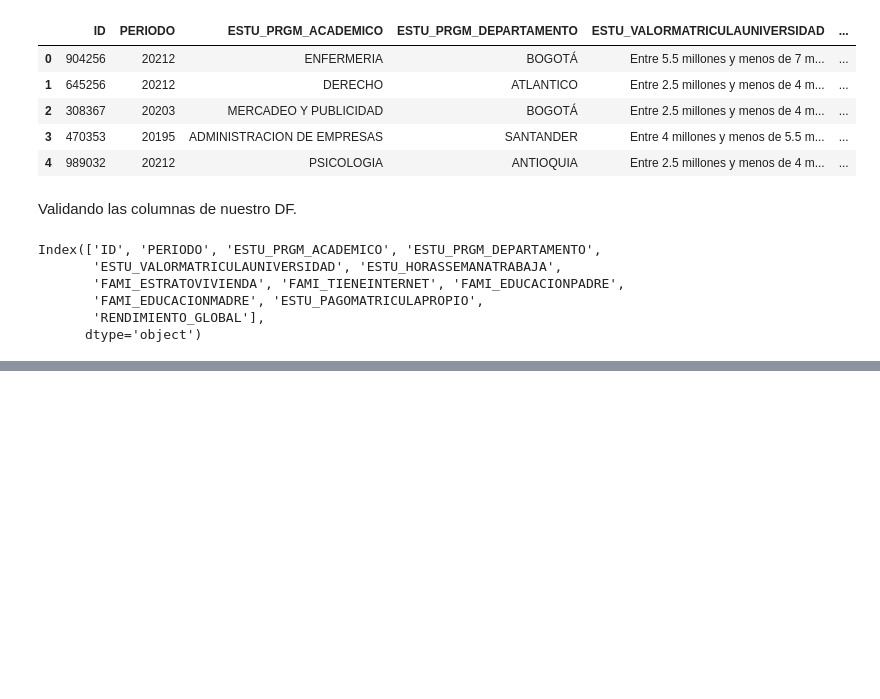
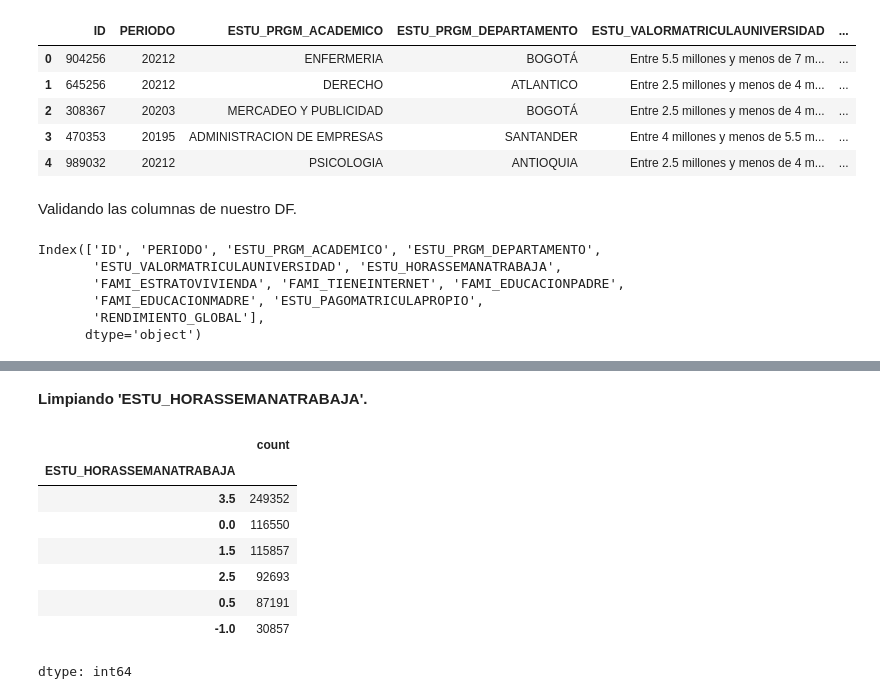
Before and after one commit to weimarquintero/UDEA-ai4eng-20242, a Jupyter notebook: 02 - preprocesado.ipynb, the cells around one changed output, grey strips where cells are left out. Saved outputs shown, nothing was run; the diff lists cells and outputs as text; code cells hidden in the pictures; blank space fills up the shorter version.

```diff
--- a/02 - preprocesado.ipynb
+++ b/02 - preprocesado.ipynb
@@ -85,0 +113,22 @@ dtype: int64
+# %% [markdown]
+**Limpiando 'ESTU_HORASSEMANATRABAJA'.**
+# %%
+cmap = {'Entre 11 y 20 horas': 1.5,
+ 'Entre 21 y 30 horas': 2.5,
+ 'Menos de 10 horas': .5,
+ 'Más de 30 horas': 3.5,
+ '0': 0,
+ 'no info': -1}
+
+df_train.ESTU_HORASSEMANATRABAJA = np.r_[[cmap[i] for i in df_train.ESTU_HORASSEMANATRABAJA]]
+df_train.ESTU_HORASSEMANATRABAJA.value_counts()
+# %% [output]
+|  | count |
+| ESTU_HORASSEMANATRABAJA |  |
+| 3.5 | 249352 |
+| 0.0 | 116550 |
+| 1.5 | 115857 |
+| 2.5 | 92693 |
+| 0.5 | 87191 |
+| -1.0 | 30857 |
+dtype: int64
```
Also changed, not shown: parts of 24 cells of this notebook.
